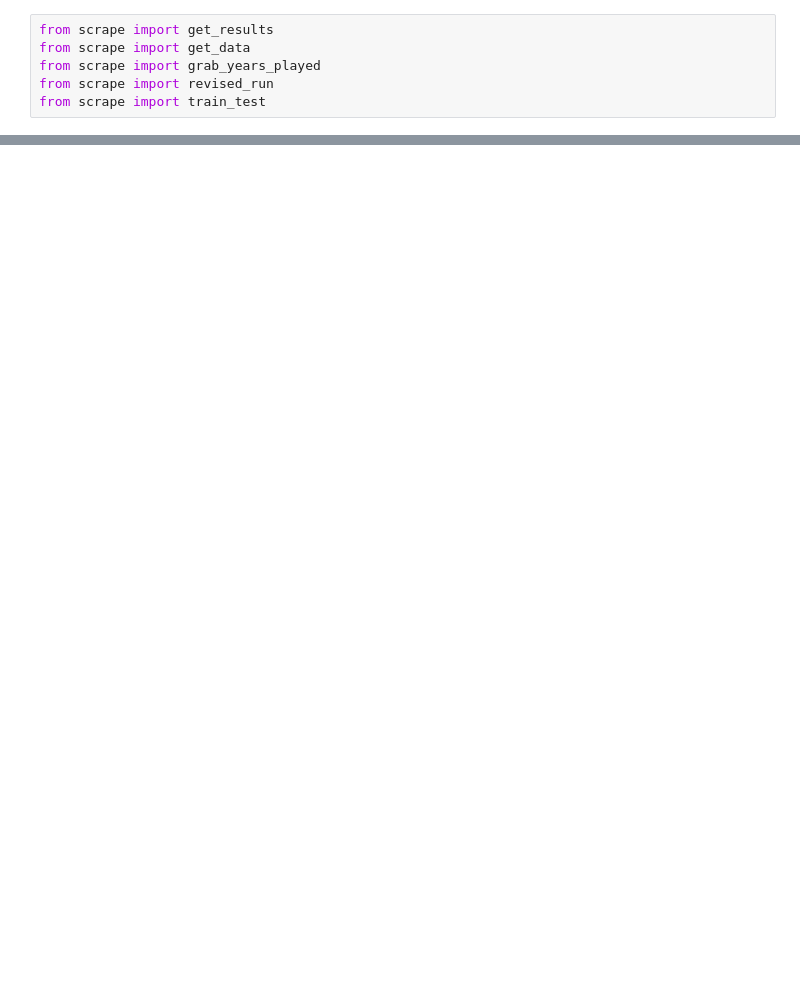
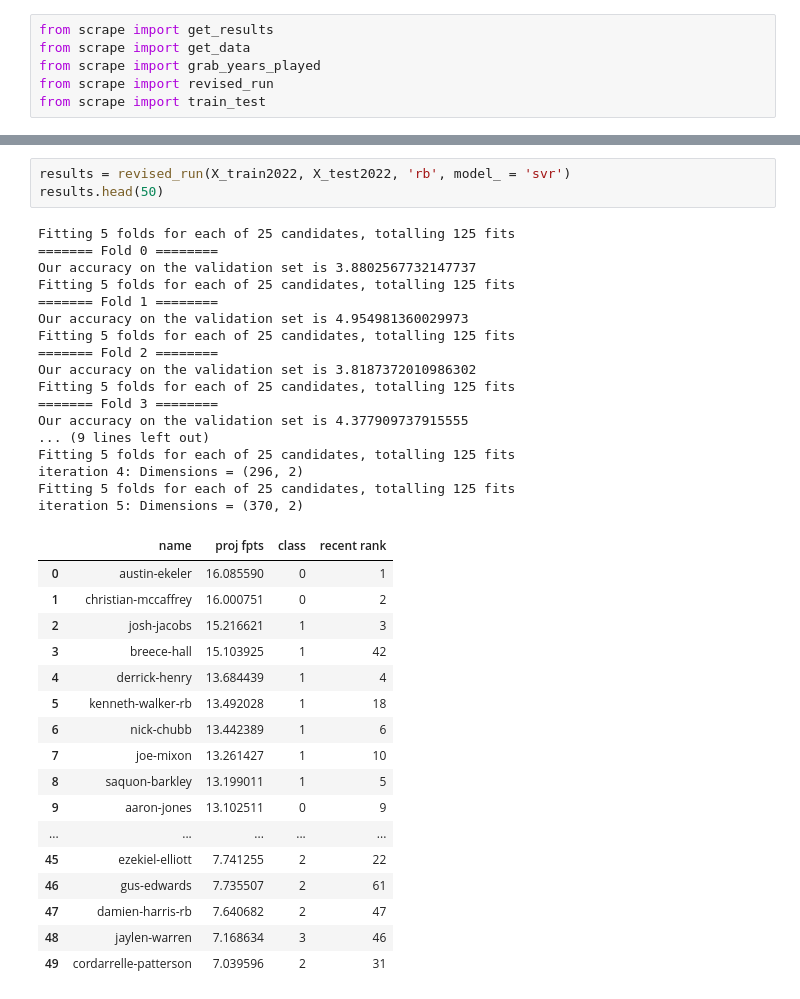
Before and after one commit to xander-abbott/fantasy_scrape, a Jupyter notebook: main_rb.ipynb, the cells around one changed output, grey strips where cells are left out. Cells and saved outputs as stored; diff of their text form; blank space fills up the shorter version.

```diff
--- a/main_rb.ipynb
+++ b/main_rb.ipynb
@@ -10,0 +67,38 @@ X_train2022, X_test2022 = train_test('wr', num_years=5, year_for=2022)
+# %%
+results = revised_run(X_train2022, X_test2022, 'rb', model_ = 'svr')
+results.head(50)
+# %% [output]
+Fitting 5 folds for each of 25 candidates, totalling 125 fits
+======= Fold 0 ========
+Our accuracy on the validation set is 3.8802567732147737
+Fitting 5 folds for each of 25 candidates, totalling 125 fits
+======= Fold 1 ========
+Our accuracy on the validation set is 4.954981360029973
+Fitting 5 folds for each of 25 candidates, totalling 125 fits
+======= Fold 2 ========
+Our accuracy on the validation set is 3.8187372010986302
+Fitting 5 folds for each of 25 candidates, totalling 125 fits
+======= Fold 3 ========
+Our accuracy on the validation set is 4.377909737915555
+... (9 lines left out)
+Fitting 5 folds for each of 25 candidates, totalling 125 fits
+iteration 4: Dimensions = (296, 2)
+Fitting 5 folds for each of 25 candidates, totalling 125 fits
+iteration 5: Dimensions = (370, 2)
+|  | name | proj fpts | class | recent rank |
+| 0 | austin-ekeler | 16.085590 | 0 | 1 |
+| 1 | christian-mccaffrey | 16.000751 | 0 | 2 |
+| 2 | josh-jacobs | 15.216621 | 1 | 3 |
+| 3 | breece-hall | 15.103925 | 1 | 42 |
+| 4 | derrick-henry | 13.684439 | 1 | 4 |
+| 5 | kenneth-walker-rb | 13.492028 | 1 | 18 |
+| 6 | nick-chubb | 13.442389 | 1 | 6 |
+| 7 | joe-mixon | 13.261427 | 1 | 10 |
+| 8 | saquon-barkley | 13.199011 | 1 | 5 |
+| 9 | aaron-jones | 13.102511 | 0 | 9 |
+| ... | ... | ... | ... | ... |
+| 45 | ezekiel-elliott | 7.741255 | 2 | 22 |
+| 46 | gus-edwards | 7.735507 | 2 | 61 |
+| 47 | damien-harris-rb | 7.640682 | 2 | 47 |
+| 48 | jaylen-warren | 7.168634 | 3 | 46 |
+| 49 | cordarrelle-patterson | 7.039596 | 2 | 31 |
```
Also changed, not shown: parts of 6 cells of this notebook, 6 other files.
